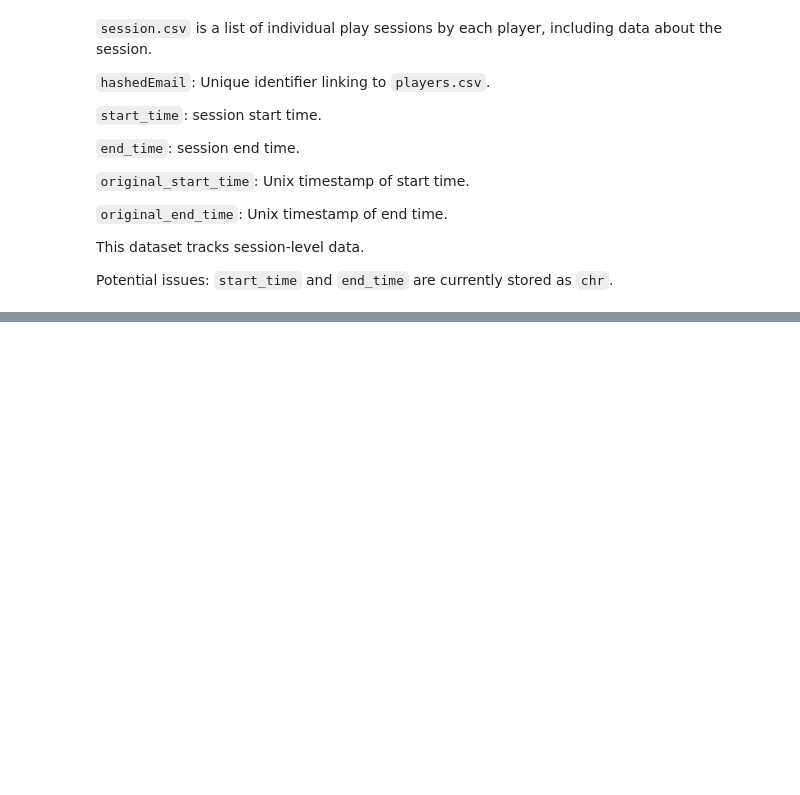
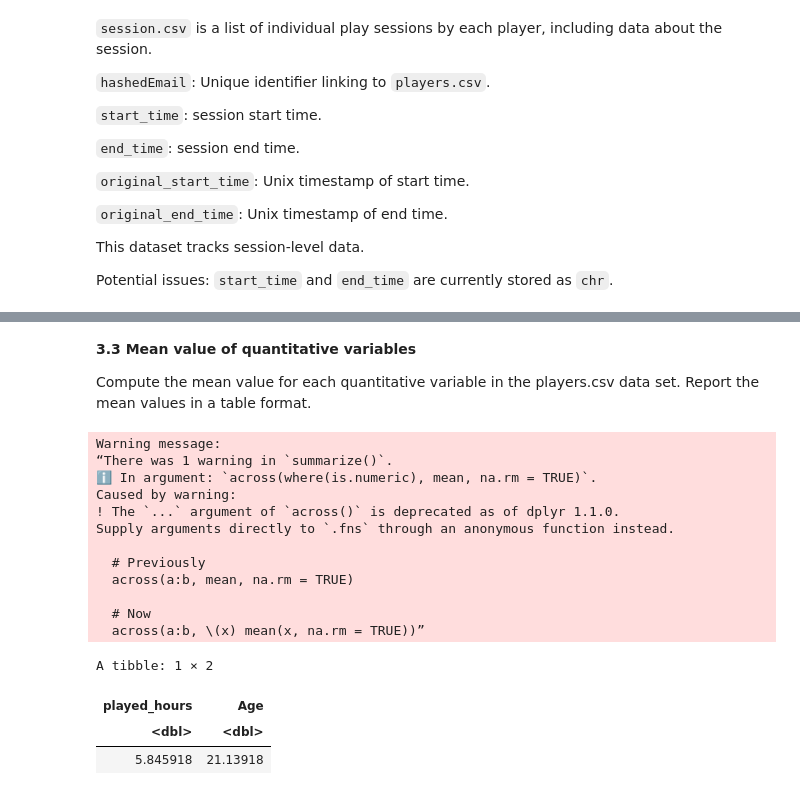
Before and after one commit to Warren-2003/dsci-100-2025w1-group-27, a Jupyter notebook: warren-individual-planning-report.ipynb, the cells around one changed output, grey strips where cells are left out. Cells and saved outputs as stored; diff of their text form; code cells hidden in the pictures; blank space fills up the shorter version.

```diff
--- a/warren-individual-planning-report.ipynb
+++ b/warren-individual-planning-report.ipynb
@@ -107,0 +124,26 @@ The explanatory variables are:
+# %% [markdown]
+**3.3 Mean value of quantitative variables**
+
+Compute the mean value for each quantitative variable in the players.csv data set. Report the mean values in a table format.
+# %%
+players_mean <- players |>
+    summarize(across(where(is.numeric), mean, na.rm = TRUE))
+
+players_mean
+# %% [output]
+Warning message:
+“There was 1 warning in `summarize()`.
+ℹ In argument: `across(where(is.numeric), mean, na.rm = TRUE)`.
+Caused by warning:
+! The `...` argument of `across()` is deprecated as of dplyr 1.1.0.
+Supply arguments directly to `.fns` through an anonymous function instead.
+
+  # Previously
+  across(a:b, mean, na.rm = TRUE)
+
+  # Now
+  across(a:b, \(x) mean(x, na.rm = TRUE))”
+A tibble: 1 × 2
+| played_hours | Age |
+| <dbl> | <dbl> |
+| 5.845918 | 21.13918 |
```
Also changed, not shown: parts of 13 cells of this notebook.
